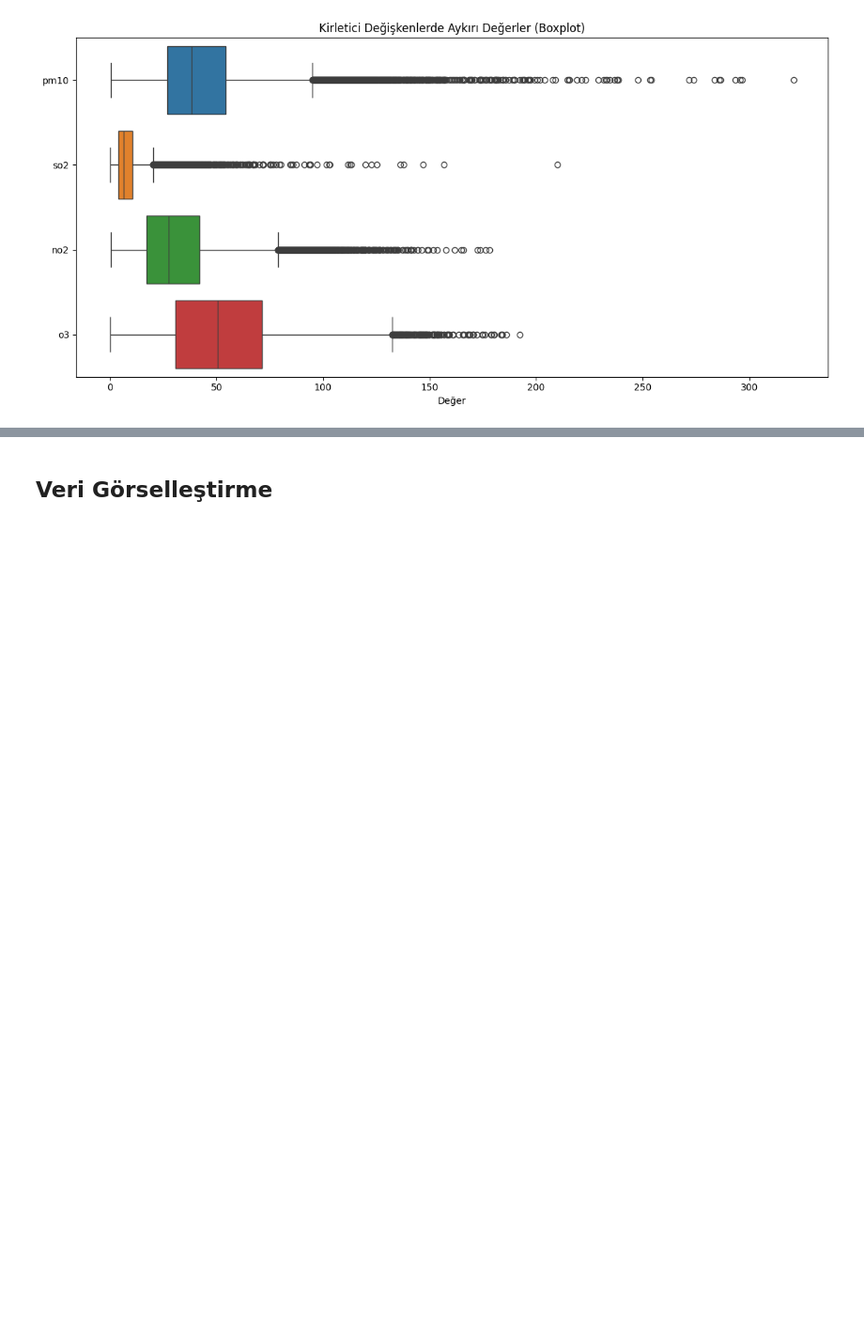
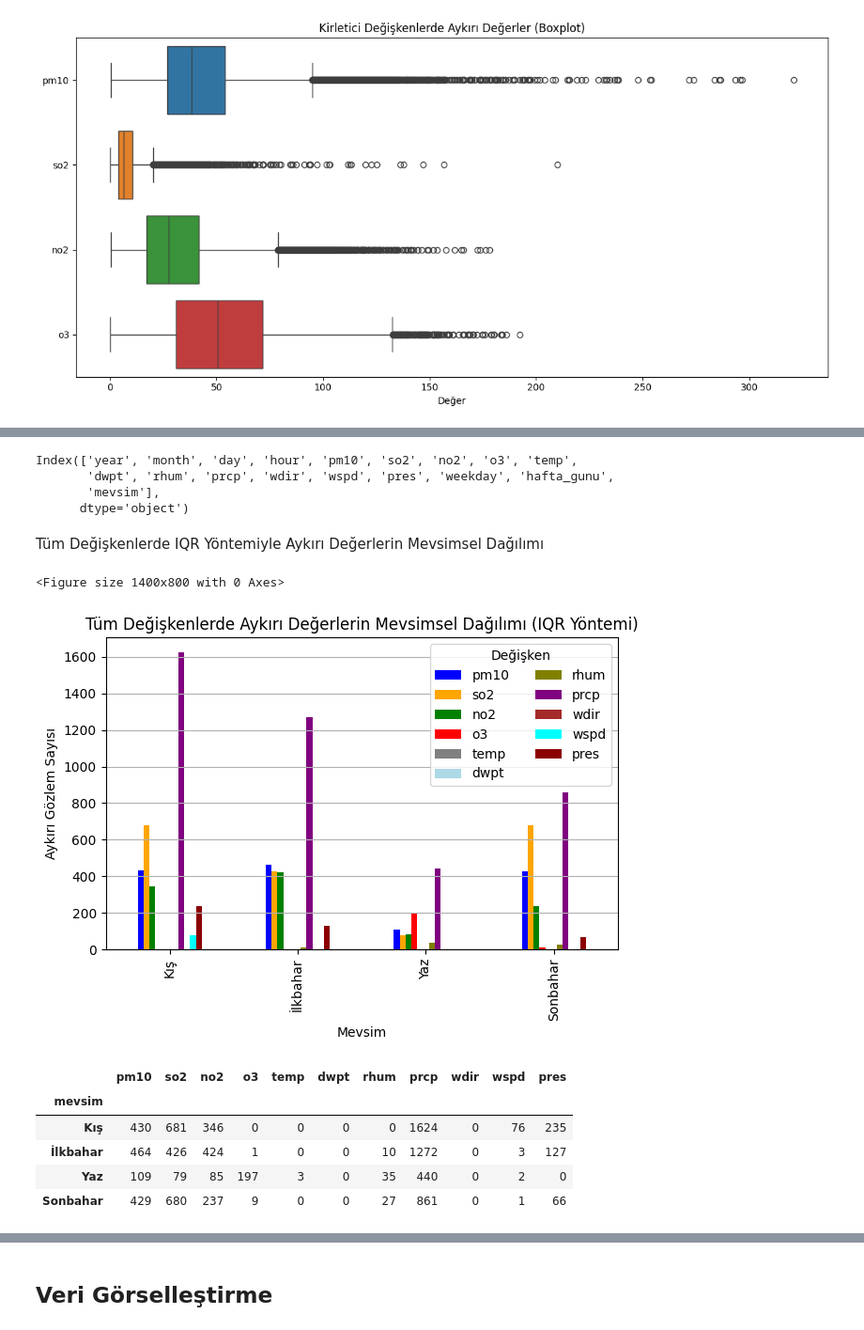
Before and after one commit to FatihKarabas/AI-WORKS, a Jupyter notebook: Bandırma_AirQualityIndex_AQI.ipynb, the cells around one changed output, grey strips where cells are left out. Shown at 94% size. Cells and saved outputs as stored; diff of their text form; code cells hidden in the pictures; blank space fills up the shorter version.

```diff
--- a/Bandırma_AirQualityIndex_AQI.ipynb
+++ b/Bandırma_AirQualityIndex_AQI.ipynb
@@ -857,0 +736,75 @@ uygulanabilir.
+# %%
+df.columns
+# %% [output]
+Index(['year', 'month', 'day', 'hour', 'pm10', 'so2', 'no2', 'o3', 'temp',
+       'dwpt', 'rhum', 'prcp', 'wdir', 'wspd', 'pres', 'weekday', 'hafta_gunu',
+       'mevsim'],
+      dtype='object')
+# %% [markdown]
+Tüm Değişkenlerde IQR Yöntemiyle Aykırı Değerlerin Mevsimsel Dağılımı
+# %%
+# Gerekli kütüphaneler
+import pandas as pd
+import matplotlib.pyplot as plt
+
+df["datetime"] = pd.to_datetime(df[["year", "month", "day", "hour"]])
+
+# Mevsim belirleme fonksiyonu
+def ay_to_mevsim(ay):
+    if ay in [12, 1, 2]:
+        return "Kış"
+    elif ay in [3, 4, 5]:
+        return "İlkbahar"
+    elif ay in [6, 7, 8]:
+        return "Yaz"
+    else:
+        return "Sonbahar"
+
+# Mevsim sütununu ekle
+df["mevsim"] = df["datetime"].dt.month.apply(ay_to_mevsim)
+
+# İncelenecek tüm sayısal değişkenler (kirleticiler + meteorolojik)
+tum_deg = ['pm10', 'so2', 'no2', 'o3', 'temp', 'dwpt', 'rhum', 'prcp', 'wdir', 'wspd', 'pres']
+
+# IQR yöntemiyle aykırı değer tespiti ve etiketleme
+for col in tum_deg:
+    q1 = df[col].quantile(0.25)
+    q3 = df[col].quantile(0.75)
+    iqr = q3 - q1
+    lower = q1 - 1.5 * iqr
+    upper = q3 + 1.5 * iqr
+    df[col + '_aykiri'] = ((df[col] < lower) | (df[col] > upper)).astype(int)
+
+# Mevsime göre aykırı değerlerin toplamını hesapla
+aykiri_mevsim = df.groupby('mevsim')[[col + '_aykiri' for col in tum_deg]].sum()
+
+# Kolon adlarını sadeleştir
+aykiri_mevsim.columns = tum_deg
+
+# Mevsimleri sıralı hale getir
+mevsim_sirasi = ["Kış", "İlkbahar", "Yaz", "Sonbahar"]
+aykiri_mevsim = aykiri_mevsim.reindex(mevsim_sirasi)
+
+# Görselleştirme
+plt.figure(figsize=(14, 8))
+renkler = ['blue', 'orange', 'green', 'red', 'gray', 'lightblue', 'olive', 'purple', 'brown', 'cyan', 'darkred']
+aykiri_mevsim.plot(kind='bar', color=renkler)
+plt.title("Tüm Değişkenlerde Aykırı Değerlerin Mevsimsel Dağılımı (IQR Yöntemi)")
+plt.xlabel("Mevsim")
+plt.ylabel("Aykırı Gözlem Sayısı")
+plt.grid(axis='y')
+plt.legend(title="Değişken", loc='upper right', ncol=2)
+plt.tight_layout()
+plt.show()
+
+# Çıktıyı da tablo halinde verelim
+aykiri_mevsim
+# %% [output]
+<Figure size 1400x800 with 0 Axes>
+[figure, added]
+|  | pm10 | so2 | no2 | o3 | temp | dwpt | rhum | prcp | wdir | wspd | pres |
+| mevsim |  |  |  |  |  |  |  |  |  |  |  |
+| Kış | 430 | 681 | 346 | 0 | 0 | 0 | 0 | 1624 | 0 | 76 | 235 |
+| İlkbahar | 464 | 426 | 424 | 1 | 0 | 0 | 10 | 1272 | 0 | 3 | 127 |
+| Yaz | 109 | 79 | 85 | 197 | 3 | 0 | 35 | 440 | 0 | 2 | 0 |
+| Sonbahar | 429 | 680 | 237 | 9 | 0 | 0 | 27 | 861 | 0 | 1 | 66 |
```
Also changed, not shown: parts of 77 cells of this notebook.
